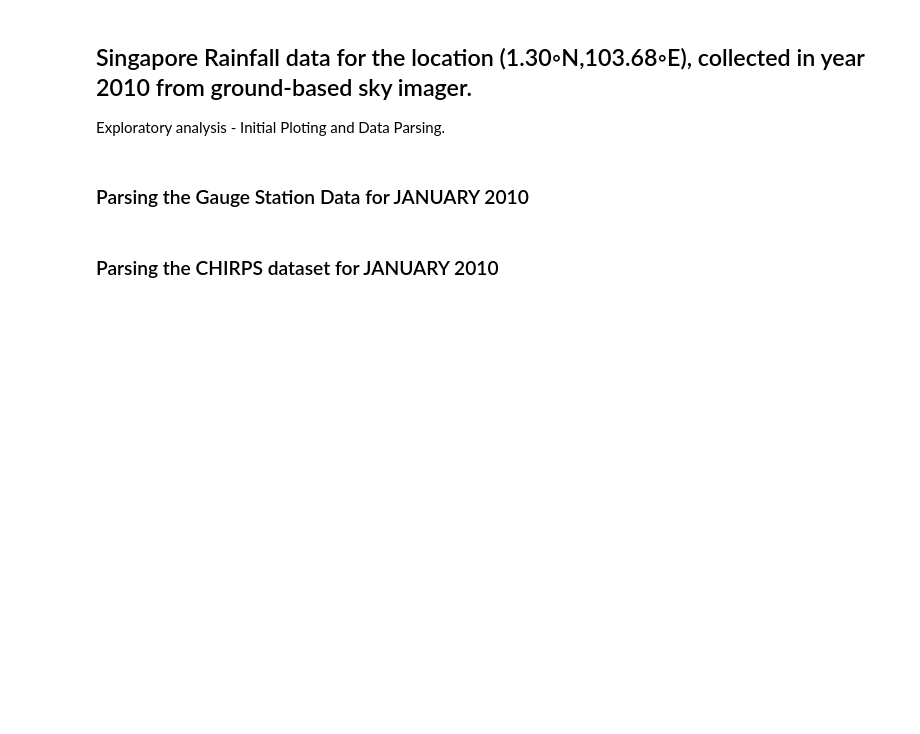
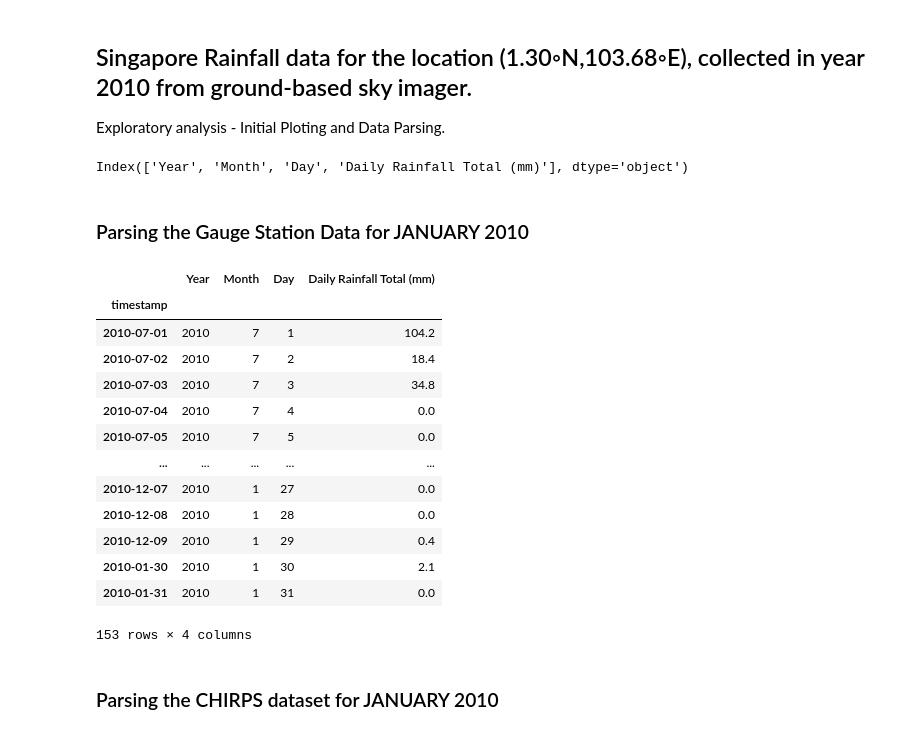
Before and after one commit to dsaharia/PRAT-Rainfall, a Jupyter notebook: imager-rainfall/Singapore.ipynb, the cells around one changed output. Cells and saved outputs as stored; diff of their text form; code cells hidden in the pictures; blank space fills up the shorter version.

Commit message:
Redundant code removed, used glob for multiple files

```diff
--- a/imager-rainfall/Singapore.ipynb
+++ b/imager-rainfall/Singapore.ipynb
@@ -24,14 +28,39 @@ june_gauge_df = pd.read_csv('data/daily_jun_2010.csv', encoding= 'unicode_escape
 july_gauge_df = pd.read_csv('data/daily_jul_2010.csv', encoding= 'unicode_escape', header=0, usecols=[1,2,3,4], names=['year', 'month', 'day', 'rainfall'])
 aug_gauge_df = pd.read_csv('data/daily_aug_2010.csv', encoding= 'unicode_escape', header=0, usecols=[1,2,3,4], names=['year', 'month', 'day', 'rainfall'])
 sept_gauge_df = pd.read_csv('data/daily_sept_2010.csv', encoding= 'unicode_escape', header=0, usecols=[1,2,3,4], names=['year', 'month', 'day', 'rainfall'])
+# %%
+# Import using glob
+filenames = glob("data/daily_*.csv")
+gauge_station_df = pd.concat([pd.read_csv(filename, encoding= 'unicode_escape') for filename in filenames], axis=0)
+gauge_station_df.drop(['Station','Highest 30 Min Rainfall (mm)', 'Highest 60 Min Rainfall (mm)', 'Highest 120 Min Rainfall (mm)', 'Mean Wind Speed (km/h)', 'Max Wind Speed (km/h)', 'Mean Temperature (°C)', 'Minimum Temperature (°C)', 'Maximum Temperature (°C)'], axis=1, inplace=True) # Dropped the day, hour, minute columns
+gauge_station_df.columns
+# %% [output]
+Index(['Year', 'Month', 'Day', 'Daily Rainfall Total (mm)'], dtype='object')
 # %% [markdown]
 ### Parsing the Gauge Station Data for JANUARY 2010
 # %%
-jan_gauge_df['date']=pd.to_datetime(jan_gauge_df['day'], unit='D', origin=pd.Timestamp('2009-12-31')) # Using day number to create the date
-june_gauge_df['date']=pd.to_datetime(june_gauge_df['day'], unit='D', origin=pd.Timestamp('2010-05-31'))
-july_gauge_df['date']=pd.to_datetime(july_gauge_df['day'], unit='D', origin=pd.Timestamp('2010-06-30'))
-aug_gauge_df['date']=pd.to_datetime(aug_gauge_df['day'], unit='D', origin=pd.Timestamp('2010-07-31'))
-sept_gauge_df['date']=pd.to_datetime(sept_gauge_df['day'], unit='D', origin=pd.Timestamp('2010-08-31'))
+# jan_gauge_df['date']=pd.to_datetime(jan_gauge_df['day'], unit='D', origin=pd.Timestamp('2009-12-31')) # Using day number to create the date
+# june_gauge_df['date']=pd.to_datetime(june_gauge_df['day'], unit='D', origin=pd.Timestamp('2010-05-31'))
+# july_gauge_df['date']=pd.to_datetime(july_gauge_df['day'], unit='D', origin=pd.Timestamp('2010-06-30'))
+# aug_gauge_df['date']=pd.to_datetime(aug_gauge_df['day'], unit='D', origin=pd.Timestamp('2010-07-31'))
+# sept_gauge_df['date']=pd.to_datetime(sept_gauge_df['day'], unit='D', origin=pd.Timestamp('2010-08-31'))
+gauge_station_df['timestamp'] = pd.to_datetime(gauge_station_df['Year'].astype(str) + gauge_station_df['Month'].astype(str) + gauge_station_df['Day'].astype(str), format="%Y%m%d")
+gauge_station_df.set_index('timestamp')
+# %% [output]
+|  | Year | Month | Day | Daily Rainfall Total (mm) |
+| timestamp |  |  |  |  |
+| 2010-07-01 | 2010 | 7 | 1 | 104.2 |
+| 2010-07-02 | 2010 | 7 | 2 | 18.4 |
+| 2010-07-03 | 2010 | 7 | 3 | 34.8 |
+| 2010-07-04 | 2010 | 7 | 4 | 0.0 |
+| 2010-07-05 | 2010 | 7 | 5 | 0.0 |
+| ... | ... | ... | ... | ... |
+| 2010-12-07 | 2010 | 1 | 27 | 0.0 |
+| 2010-12-08 | 2010 | 1 | 28 | 0.0 |
+| 2010-12-09 | 2010 | 1 | 29 | 0.4 |
+| 2010-01-30 | 2010 | 1 | 30 | 2.1 |
+| 2010-01-31 | 2010 | 1 | 31 | 0.0 |
+153 rows × 4 columns
 # %% [markdown]
 ### Parsing the CHIRPS dataset for JANUARY 2010
 # %%
```
Also changed, not shown: parts of 2 cells of this notebook, 1 other file.
